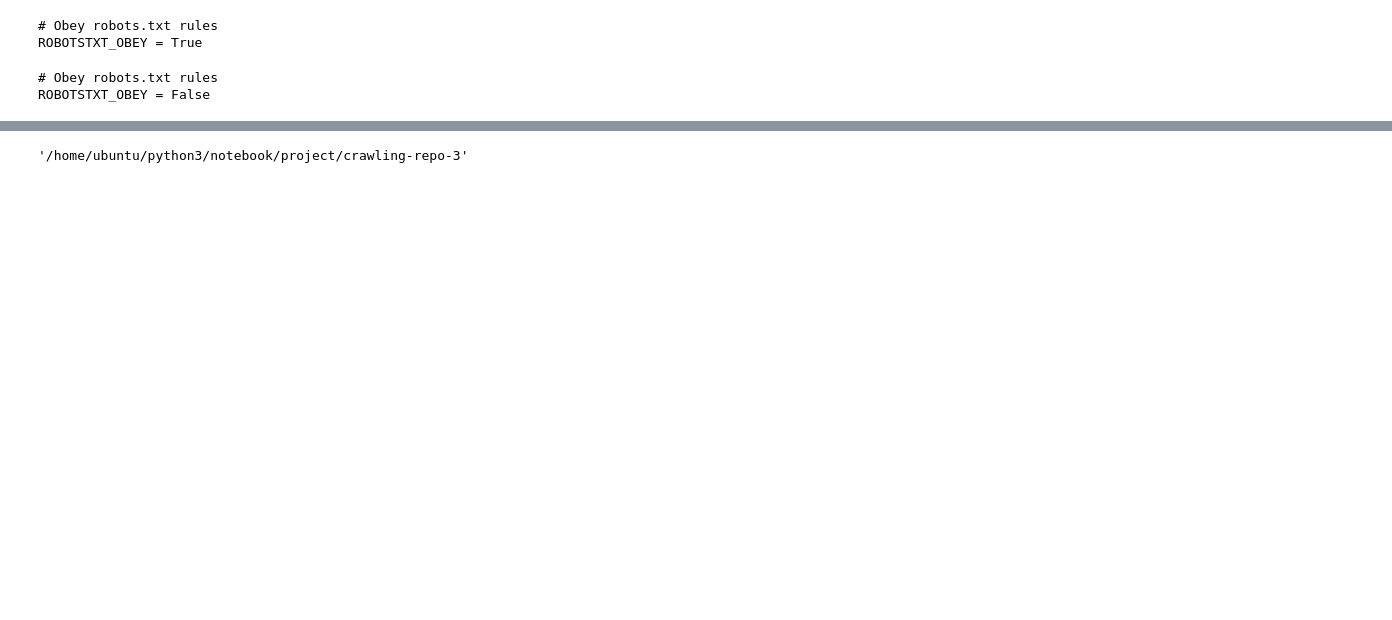
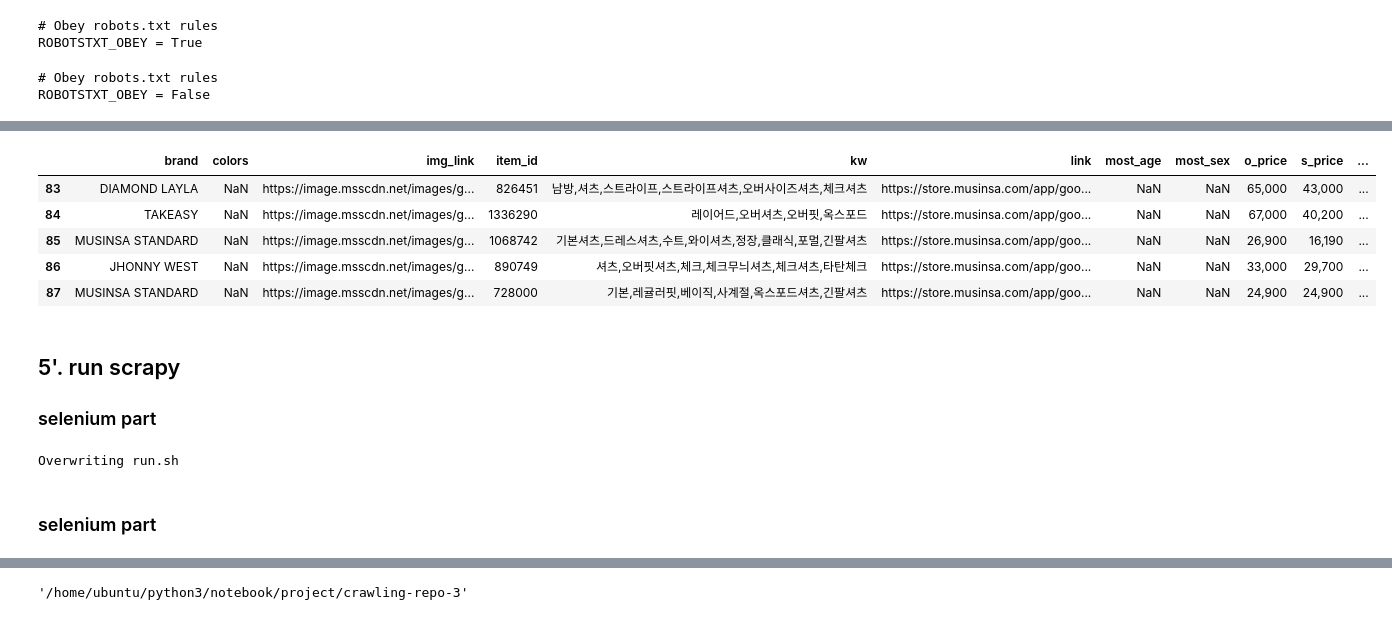
Before and after one commit to dockyum/mymusinsa-dss, a Jupyter notebook: mss-crawler-top.ipynb, the cells around one changed output, grey strips where cells are left out. Cells and saved outputs as stored; diff of their text form; code cells hidden in the pictures; blank space fills up the shorter version.

Commit message:
separate selenium

```diff
--- a/mss-crawler-top.ipynb
+++ b/mss-crawler-top.ipynb
@@ -258,0 +367,20 @@ ROBOTSTXT_OBEY = False
+# %%
+pd.read_csv('./musinsa/datas/top.csv').tail()
+# %% [output]
+|  | brand | colors | img_link | item_id | kw | link | most_age | most_sex | o_price | s_price | ... |
+| 83 | DIAMOND LAYLA | NaN | https://image.msscdn.net/images/g... | 826451 | 남방,셔츠,스트라이프,스트라이프셔츠,오버사이즈셔츠,체크셔츠 | https://store.musinsa.com/app/goo... | NaN | NaN | 65,000 | 43,000 | ... |
+| 84 | TAKEASY | NaN | https://image.msscdn.net/images/g... | 1336290 | 레이어드,오버셔츠,오버핏,옥스포드 | https://store.musinsa.com/app/goo... | NaN | NaN | 67,000 | 40,200 | ... |
+| 85 | MUSINSA STANDARD | NaN | https://image.msscdn.net/images/g... | 1068742 | 기본셔츠,드레스셔츠,수트,와이셔츠,정장,클래식,포멀,긴팔셔츠 | https://store.musinsa.com/app/goo... | NaN | NaN | 26,900 | 16,190 | ... |
+| 86 | JHONNY WEST | NaN | https://image.msscdn.net/images/g... | 890749 | 셔츠,오버핏셔츠,체크,체크무늬셔츠,체크셔츠,타탄체크 | https://store.musinsa.com/app/goo... | NaN | NaN | 33,000 | 29,700 | ... |
+| 87 | MUSINSA STANDARD | NaN | https://image.msscdn.net/images/g... | 728000 | 기본,레귤러핏,베이직,사계절,옥스포드셔츠,긴팔셔츠 | https://store.musinsa.com/app/goo... | NaN | NaN | 24,900 | 24,900 | ... |
+# %% [markdown]
+## 5'. run scrapy
+### selenium part
+# %%
+%%writefile run.sh
+cd musinsa
+scrapy crawl Musinsa -o ./datas/top_s.csv
+# %% [output]
+Overwriting run.sh
+# %% [markdown]
+### selenium part
```
Also changed, not shown: parts of 55 cells of this notebook, 3 other files.
